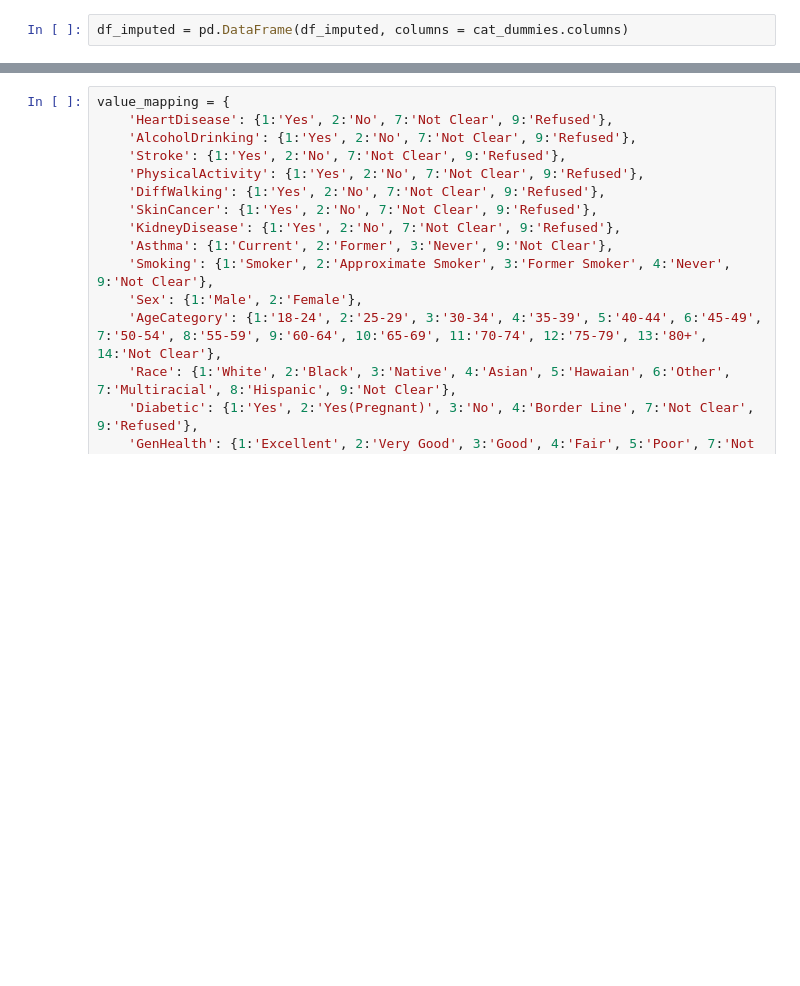
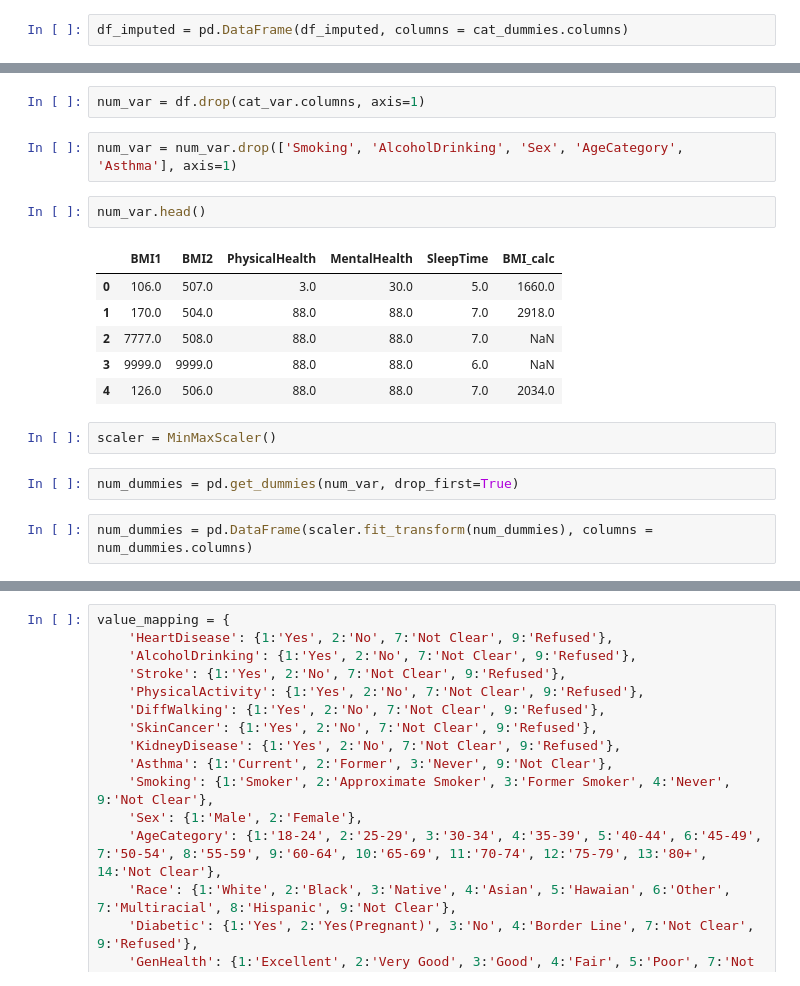
Before and after one commit to yahyamomtaz/Heart-Attack-Project, a Jupyter notebook: heart-attack-complete-project.ipynb, the cells around one changed output, grey strips where cells are left out. Saved outputs shown, nothing was run; the diff lists cells and outputs as text; blank space fills up the shorter version.

```diff
--- a/heart-attack-complete-project.ipynb
+++ b/heart-attack-complete-project.ipynb
@@ -294,0 +293,19 @@ array([2. , 1. , 7. , 9. , 1.8])
+# %%
+num_var = df.drop(cat_var.columns, axis=1)
+# %%
+num_var = num_var.drop(['Smoking', 'AlcoholDrinking', 'Sex', 'AgeCategory', 'Asthma'], axis=1)
+# %%
+num_var.head()
+# %% [output]
+|  | BMI1 | BMI2 | PhysicalHealth | MentalHealth | SleepTime | BMI_calc |
+| 0 | 106.0 | 507.0 | 3.0 | 30.0 | 5.0 | 1660.0 |
+| 1 | 170.0 | 504.0 | 88.0 | 88.0 | 7.0 | 2918.0 |
+| 2 | 7777.0 | 508.0 | 88.0 | 88.0 | 7.0 | NaN |
+| 3 | 9999.0 | 9999.0 | 88.0 | 88.0 | 6.0 | NaN |
+| 4 | 126.0 | 506.0 | 88.0 | 88.0 | 7.0 | 2034.0 |
+# %%
+scaler = MinMaxScaler()
+# %%
+num_dummies = pd.get_dummies(num_var, drop_first=True)
+# %%
+num_dummies = pd.DataFrame(scaler.fit_transform(num_dummies), columns = num_dummies.columns)
```
Also changed, not shown: parts of 10 cells of this notebook.
